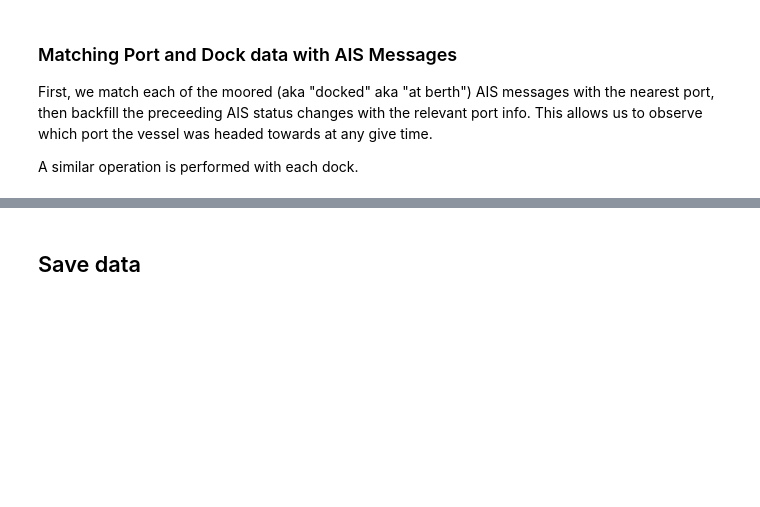
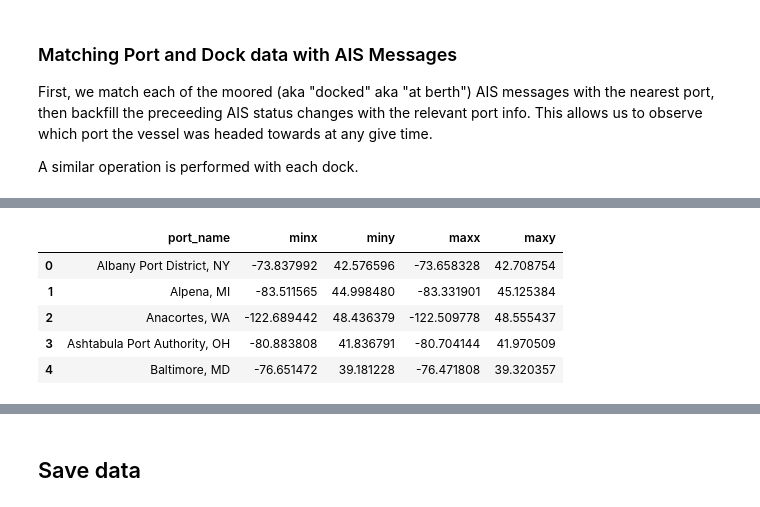
Before and after one commit to epistemetrica/Port-Performance-Project, a Jupyter notebook: data_prep_status_changes.ipynb, the cells around one changed output, grey strips where cells are left out. Cells and saved outputs as stored; diff of their text form; code cells hidden in the pictures; blank space fills up the shorter version.

```diff
--- a/data_prep_status_changes.ipynb
+++ b/data_prep_status_changes.ipynb
@@ -302,0 +328,46 @@ main_gdf.head()
+# %%
+#set quantile
+quantile = 0.9
+
+#get anchorings
+port_area_gdf = main_gdf[main_gdf.status == 1]
+#get percentiles of anchor distances
+port_area_gdf = (
+    #select port name and distance to anchor location
+    port_area_gdf[['port_name', 'geometry_port', 'port_dist']]
+    #get quantile of distance to anchor
+    .groupby(['port_name', 'geometry_port']).quantile(quantile).reset_index()
+    #reset geometry
+    .set_geometry('geometry_port')
+)
+#add 1km to quantile to get final port radius
+port_area_gdf['radius_port'] = port_area_gdf['port_dist']+1000
+#drop port_dist
+port_area_gdf = port_area_gdf.drop('port_dist', axis=1)
+#coerse radius minimum of 5km
+port_area_gdf['radius_port'] = port_area_gdf['radius_port'].clip(lower=5000)
+#create circular geometry using radius
+port_area_gdf['port_area'] = (
+    #NOTE temporarily going with 10km buffer distance while analyzed distance glitches are resolved
+    port_area_gdf.geometry_port.buffer(distance = 10000) #distance = port_area_gdf['radius_port']
+)
+#set geometry to port area
+port_area_gdf = port_area_gdf.set_geometry('port_area')
+#convert to lat/long
+port_area_gdf = port_area_gdf.to_crs(4326)
+#get bounding box for each port area
+port_area_gdf = pd.concat([port_area_gdf, port_area_gdf.bounds], axis=1)
+#drop everything but port name and bounding box
+port_area_gdf = (
+    port_area_gdf.drop(['radius_port', 'port_area', 'geometry_port'], axis=1)
+)
+
+#inspect
+port_area_gdf.head()
+# %% [output]
+|  | port_name | minx | miny | maxx | maxy |
+| 0 | Albany Port District, NY | -73.837992 | 42.576596 | -73.658328 | 42.708754 |
+| 1 | Alpena, MI | -83.511565 | 44.998480 | -83.331901 | 45.125384 |
+| 2 | Anacortes, WA | -122.689442 | 48.436379 | -122.509778 | 48.555437 |
+| 3 | Ashtabula Port Authority, OH | -80.883808 | 41.836791 | -80.704144 | 41.970509 |
+| 4 | Baltimore, MD | -76.651472 | 39.181228 | -76.471808 | 39.320357 |
```
Also changed, not shown: parts of 10 cells of this notebook, 1 other file.
